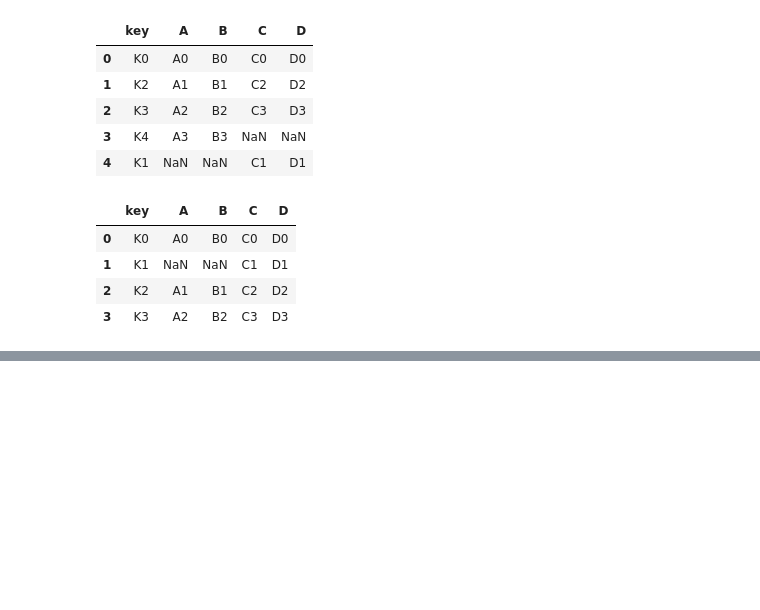
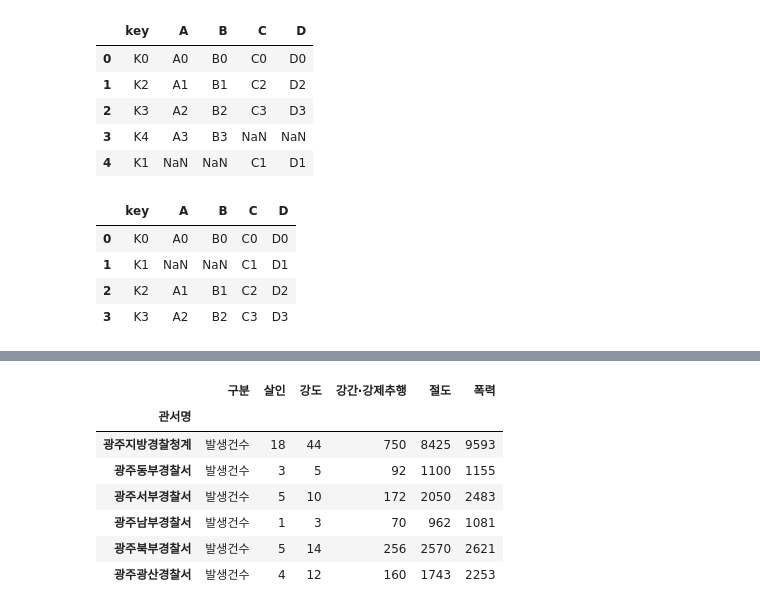
Before and after one commit to Hanmaesil/python-library, a Jupyter notebook: ex02_Pandas.ipynb, the cells around one changed output, grey strips where cells are left out. Cells and saved outputs as stored; diff of their text form; code cells hidden in the pictures; blank space fills up the shorter version.

```diff
--- a/ex02_Pandas.ipynb
+++ b/ex02_Pandas.ipynb
@@ -806,0 +861,15 @@ pd.merge(df5,df6,on = 'key', how ='right')
+# %%
+#발생건수에 해당하는 데이터를 추출하기
+df2015_crime = cr15[cr15['구분'] == '발생건수'].copy()
+df2016_crime = cr16[cr16['구분'] == '발생건수'].copy()
+df2017_crime = cr17[cr17['구분'] == '발생건수'].copy()
+df2015_crime
+# %% [output]
+|  | 구분 | 살인 | 강도 | 강간·강제추행 | 절도 | 폭력 |
+| 관서명 |  |  |  |  |  |  |
+| 광주지방경찰청계 | 발생건수 | 18 | 44 | 750 | 8425 | 9593 |
+| 광주동부경찰서 | 발생건수 | 3 | 5 | 92 | 1100 | 1155 |
+| 광주서부경찰서 | 발생건수 | 5 | 10 | 172 | 2050 | 2483 |
+| 광주남부경찰서 | 발생건수 | 1 | 3 | 70 | 962 | 1081 |
+| 광주북부경찰서 | 발생건수 | 5 | 14 | 256 | 2570 | 2621 |
+| 광주광산경찰서 | 발생건수 | 4 | 12 | 160 | 1743 | 2253 |
```
Also changed, not shown: parts of 12 cells of this notebook, 1 other file.
